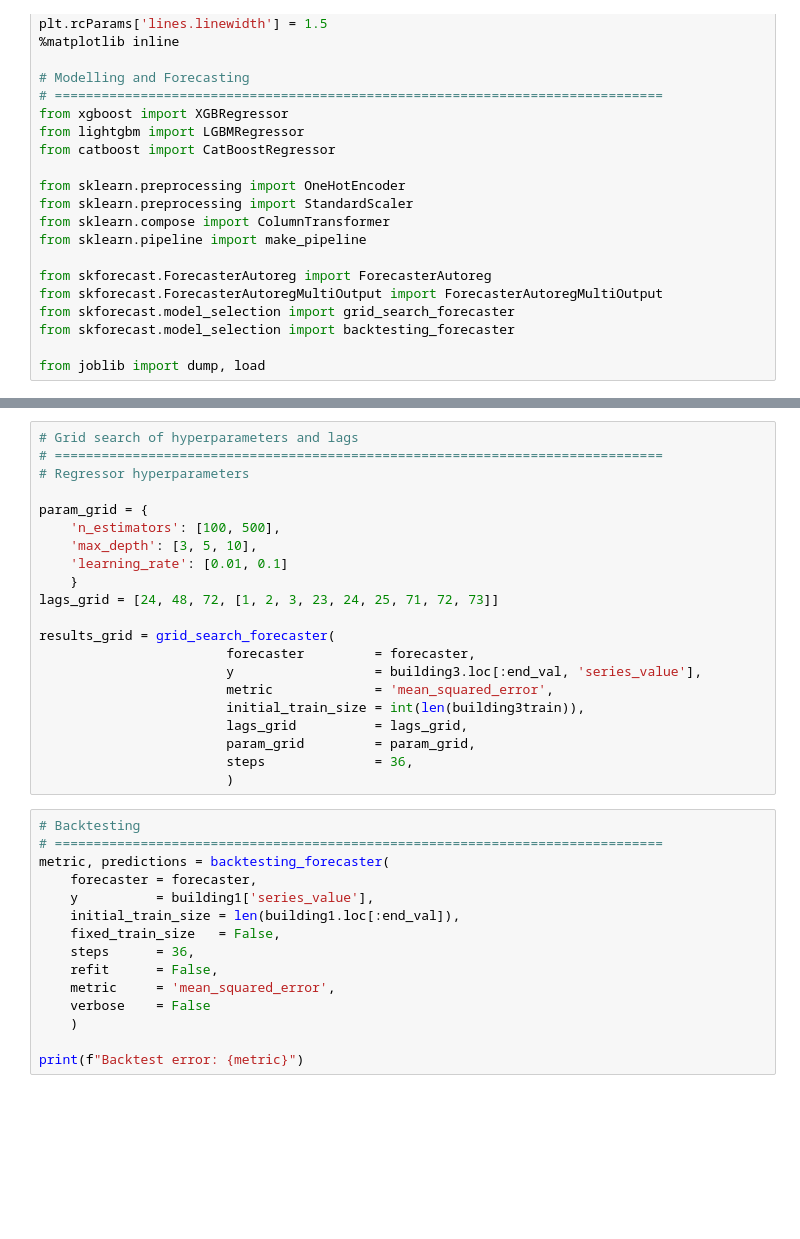
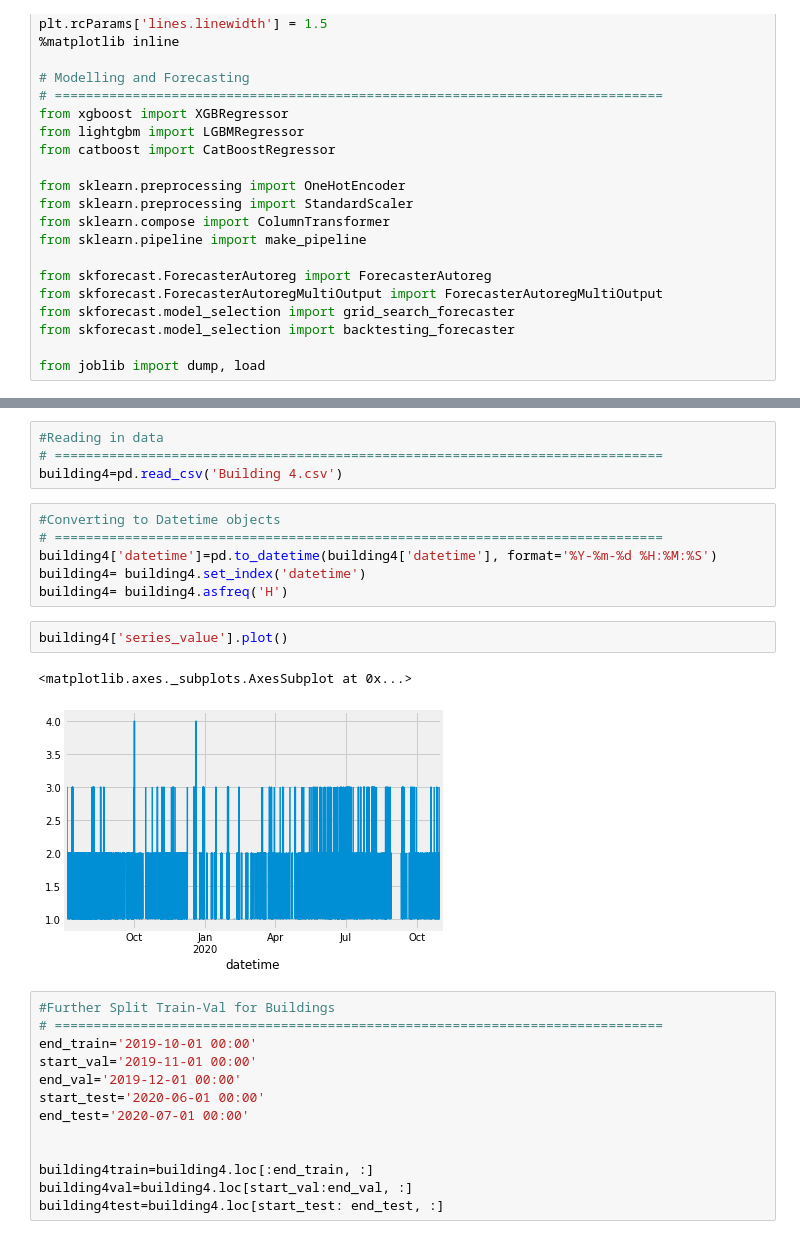
Before and after one commit to sohan6ers/Battery-Lecture-Scheduling, a Jupyter notebook: LightGBM/LightGBM Forecasting Building4.ipynb, the cells around one changed output, grey strips where cells are left out. Cells and saved outputs as stored; diff of their text form; blank space fills up the shorter version.

```diff
--- a/LightGBM/LightGBM Forecasting Building4.ipynb
+++ b/LightGBM/LightGBM Forecasting Building4.ipynb
@@ -91,36 +34,28 @@ forecaster
-# %%
-# Grid search of hyperparameters and lags
-# ==============================================================================
-# Regressor hyperparameters
-
-param_grid = {
-    'n_estimators': [100, 500],
-    'max_depth': [3, 5, 10],
-    'learning_rate': [0.01, 0.1]
-    }
-lags_grid = [24, 48, 72, [1, 2, 3, 23, 24, 25, 71, 72, 73]]
-
-results_grid = grid_search_forecaster(
-                        forecaster         = forecaster,
-                        y                  = building3.loc[:end_val, 'series_value'],
-                        metric             = 'mean_squared_error',
-                        initial_train_size = int(len(building3train)),
-                        lags_grid          = lags_grid,
-                        param_grid         = param_grid,
-                        steps              = 36,
-                        )
-# %%
-# Backtesting
-# ==============================================================================
-metric, predictions = backtesting_forecaster(
-    forecaster = forecaster,
-    y          = building1['series_value'],
-    initial_train_size = len(building1.loc[:end_val]),
-    fixed_train_size   = False,
-    steps      = 36,
-    refit      = False,
-    metric     = 'mean_squared_error',
-    verbose    = False
-    )
-
-print(f"Backtest error: {metric}")
+# %%
+#Reading in data
+# ==============================================================================
+building4=pd.read_csv('Building 4.csv')
+# %%
+#Converting to Datetime objects
+# ==============================================================================
+building4['datetime']=pd.to_datetime(building4['datetime'], format='%Y-%m-%d %H:%M:%S')
+building4= building4.set_index('datetime')
+building4= building4.asfreq('H')
+# %%
+building4['series_value'].plot()
+# %% [output]
+<matplotlib.axes._subplots.AxesSubplot at 0x...>
+[figure, added]
+# %%
+#Further Split Train-Val for Buildings
+# ==============================================================================
+end_train='2019-10-01 00:00'
+start_val='2019-11-01 00:00'
+end_val='2019-12-01 00:00'
+start_test='2020-06-01 00:00'
+end_test='2020-07-01 00:00'
+
+
+building4train=building4.loc[:end_train, :]
+building4val=building4.loc[start_val:end_val, :]
+building4test=building4.loc[start_test: end_test, :]
```
Also changed, not shown: parts of 42 cells of this notebook, 4 other files.
